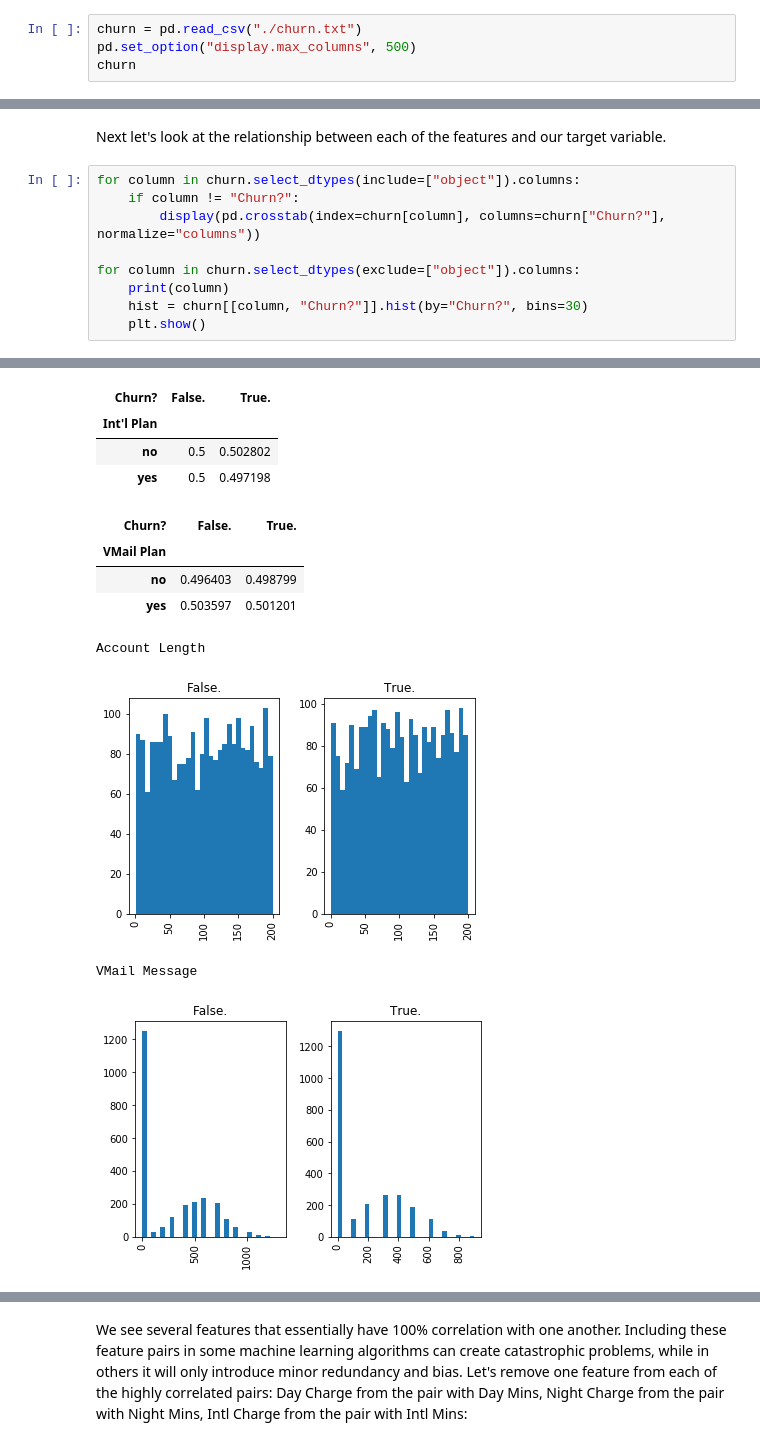
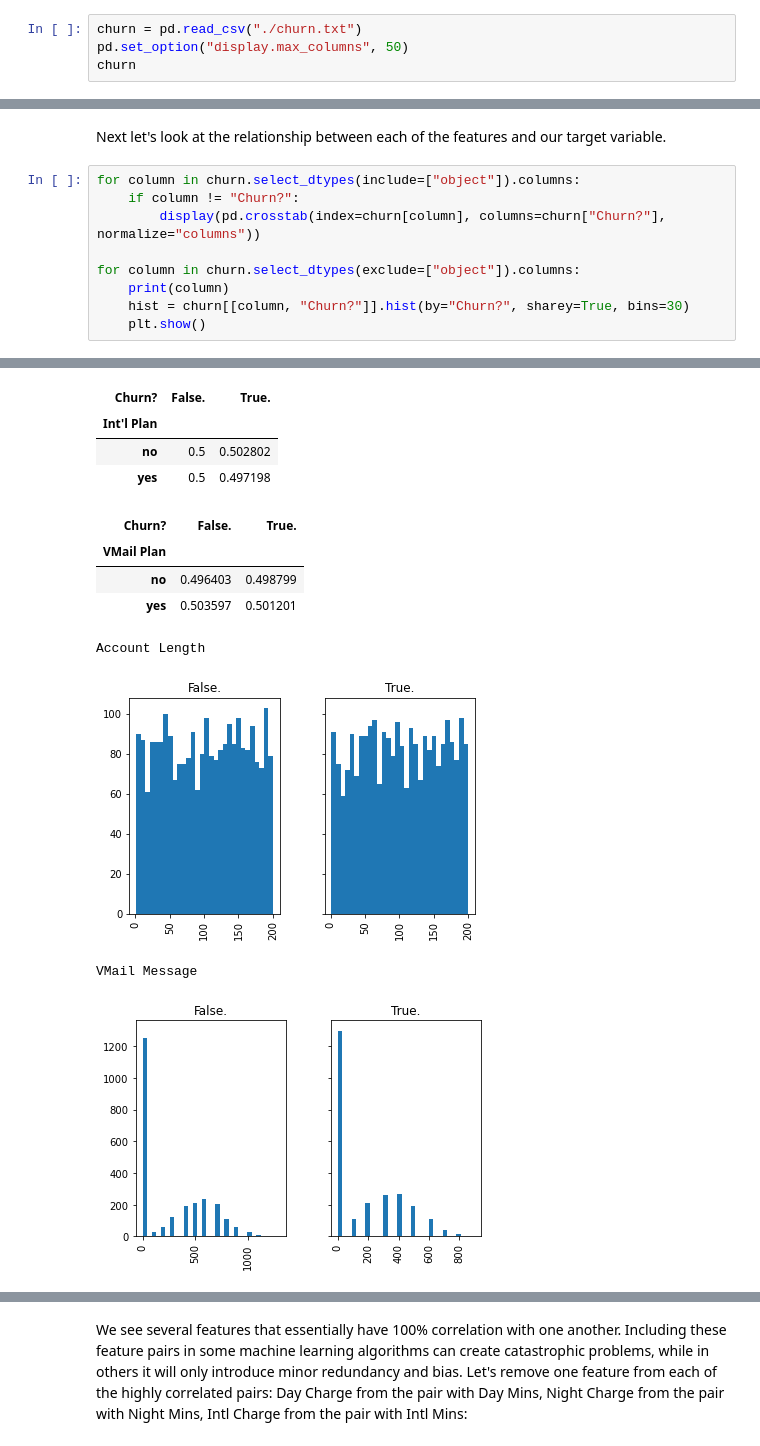
Before and after one commit to yuxhou/sagemaker-examples, a Jupyter notebook: introduction_to_applying_machine_learning/xgboost_customer_churn/xgboost_customer_churn_yx_v1.ipynb, the cells around one changed output, grey strips where cells are left out. Cells and saved outputs as stored; diff of their text form.

```diff
--- a/introduction_to_applying_machine_learning/xgboost_customer_churn/xgboost_customer_churn_yx_v1.ipynb
+++ b/introduction_to_applying_machine_learning/xgboost_customer_churn/xgboost_customer_churn_yx_v1.ipynb
@@ -85,7 +85,7 @@ The dataset we use is publicly available and was mentioned in the book [Discover
 download: s3://sagemaker-sample-files/datasets/tabular/synthetic/churn.txt to ./churn.txt
 # %%
 churn = pd.read_csv("./churn.txt")
-pd.set_option("display.max_columns", 500)
+pd.set_option("display.max_columns", 50)
 churn
 # %% [output]
 |  | State | Account Length | Area Code | Phone | Int'l Plan | VMail Plan | VMail Message | Day Mins | ... |
@@ -208,7 +208,7 @@ for column in churn.select_dtypes(include=["object"]).columns:
 
 for column in churn.select_dtypes(exclude=["object"]).columns:
     print(column)
-    hist = churn[[column, "Churn?"]].hist(by="Churn?", bins=30)
+    hist = churn[[column, "Churn?"]].hist(by="Churn?", sharey=True, bins=30)
     plt.show()
 # %% [output]
 | Churn? | False. | True. |
@@ -229,34 +229,34 @@ for column in churn.select_dtypes(exclude=["object"]).columns:
 | WI | 0.018785 | 0.015212 |
 | WV | 0.019584 | 0.022018 |
 | WY | 0.020783 | 0.020416 |
 | Churn? | False. | True. |
 | Area Code |  |  |
 | 657 | 0.037170 | 0.036829 |
 | 658 | 0.022782 | 0.021217 |
 | 659 | 0.015588 | 0.020416 |
 | 676 | 0.020384 | 0.021217 |
 | 677 | 0.018785 | 0.017614 |
 | 678 | 0.015588 | 0.020016 |
 | 686 | 0.040767 | 0.040432 |
 | 707 | 0.019984 | 0.015612 |
 | 716 | 0.017986 | 0.015212 |
 | 727 | 0.019185 | 0.018815 |
 | ... | ... | ... |
 | 866 | 0.021183 | 0.018415 |
 | 868 | 0.022382 | 0.016413 |
 | 876 | 0.021982 | 0.018415 |
 | 877 | 0.018785 | 0.015212 |
 | 878 | 0.040368 | 0.042434 |
 | Churn? | False. | True. |
 | Int'l Plan |  |  |
 | no | 0.5 | 0.502802 |
 | yes | 0.5 | 0.497198 |
 | Churn? | False. | True. |
 | VMail Plan |  |  |
 | no | 0.496403 | 0.498799 |
 | yes | 0.503597 | 0.501201 |
 Account Length
-[figure, old version]
+[figure, new version]
 VMail Message
-[figure, old version]
+[figure, new version]
 Day Mins
```
Also changed, not shown: parts of 17 cells of this notebook.
